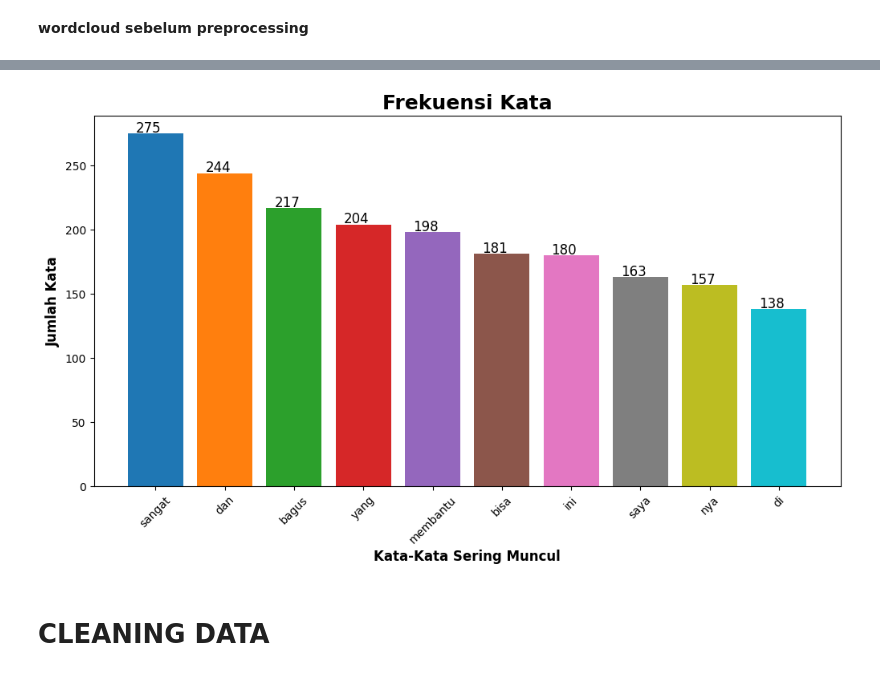
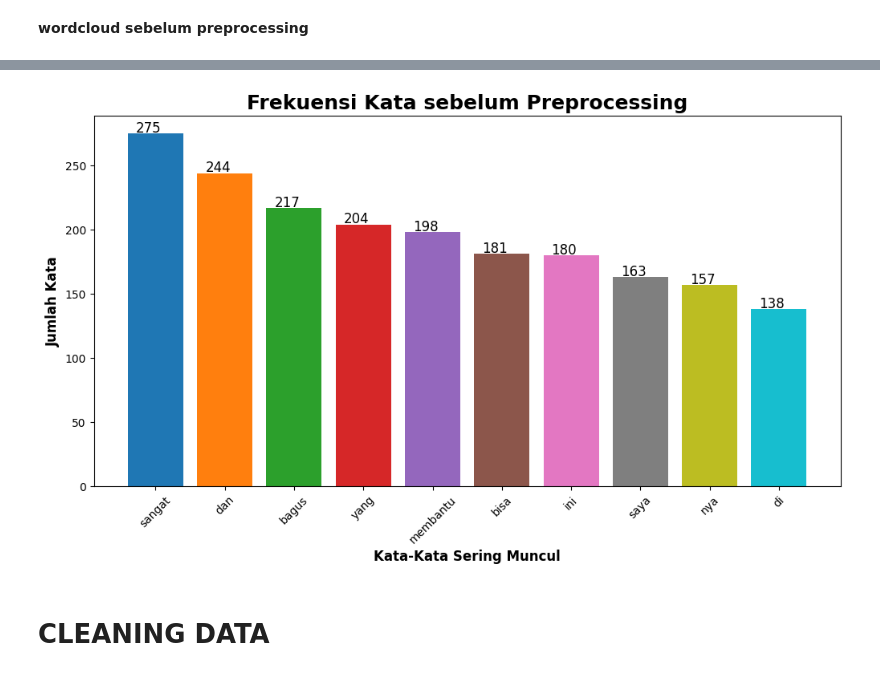
Before and after one commit to 8anisyamaura/Analisis_Ulasan_ChatGPT_App, a Jupyter notebook: CPMK-2/Preprocessing_Review_aplikasi_ChatGPT.ipynb, the cells around one changed output, grey strips where cells are left out. Saved outputs shown, nothing was run; the diff lists cells and outputs as text; code cells hidden in the pictures.

```diff
--- a/CPMK-2/Preprocessing_Review_aplikasi_ChatGPT.ipynb
+++ b/CPMK-2/Preprocessing_Review_aplikasi_ChatGPT.ipynb
@@ -109,31 +109,31 @@ plt.show()
 # %%
 text = " ".join(df["Review Text"])
 
 tokens = text.split()
 word_counts = Counter(tokens)
 
 top_words = word_counts.most_common(10)
 
 word, count = zip(*top_words)
 
 # Definisikan palet warna
 colors = plt.cm.tab10(range(len(word)))
 
 plt.figure(figsize=(12, 6))
 bars = plt.bar(word, count, color=colors)
 plt.xlabel("Kata-Kata Sering Muncul", fontsize=12, fontweight='bold')
 plt.ylabel("Jumlah Kata", fontsize=12, fontweight='bold')
-plt.title("Frekuensi Kata", fontsize=18, fontweight='bold')
+plt.title("Frekuensi Kata sebelum Preprocessing", fontsize=18, fontweight='bold')
 plt.xticks(rotation=45)
 
 # Menambahkan angka rata tengah di atas setiap bar
 for bar, num in zip(bars, count):
     plt.text(bar.get_x() + bar.get_width() / 2 - 0.1, num + 1, str(num), fontsize=12, color='black', ha='center')
 
 
 plt.show()
 # %% [output]
-[figure, old version]
+[figure, new version]
 # %% [markdown]
 # **CLEANING DATA**
 # %%
```
Also changed, not shown: parts of 12 cells of this notebook.
